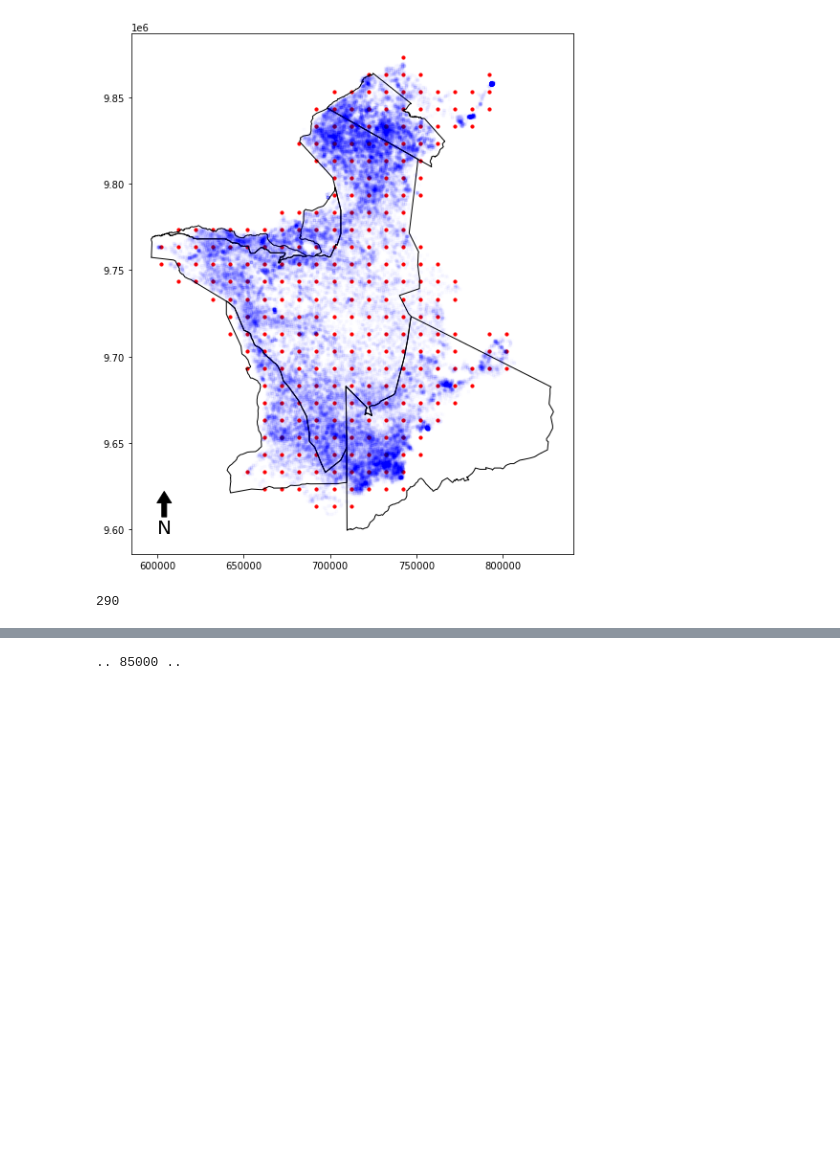
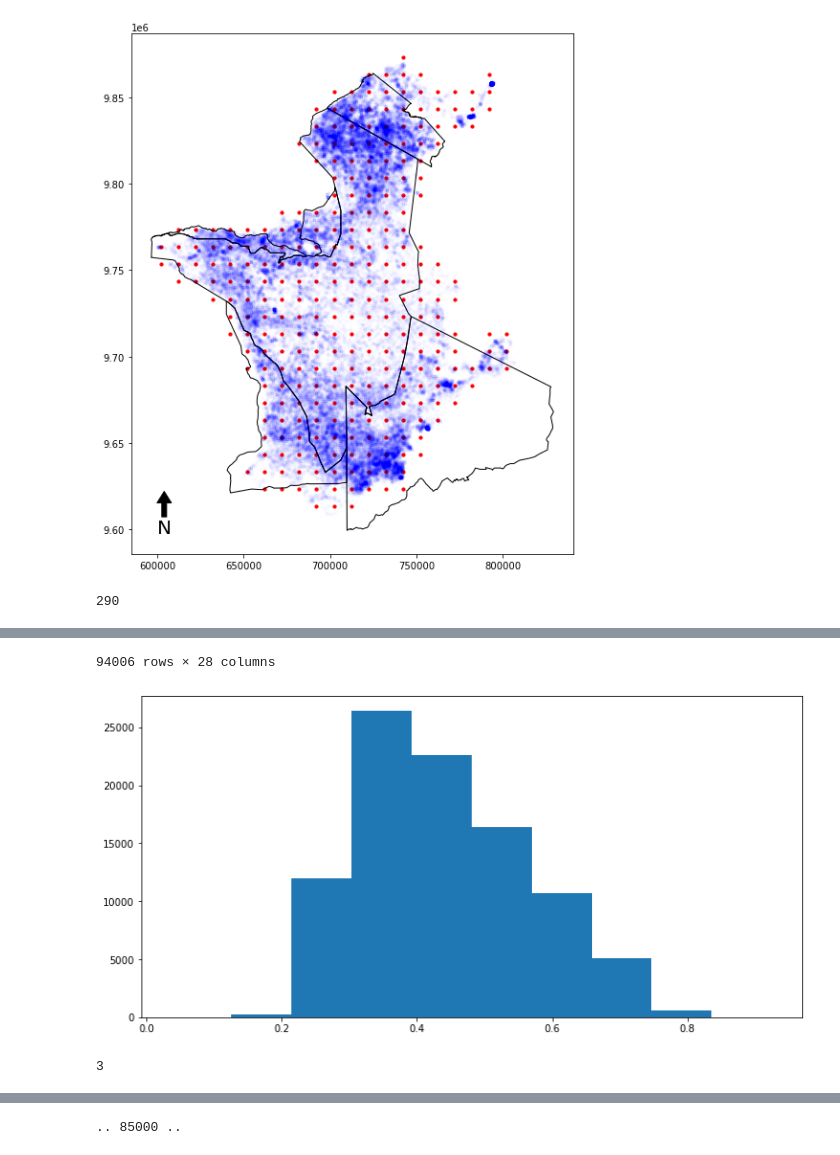
Before and after one commit to ctorney/gp-move-spatial-vi, a Jupyter notebook: serengeti_inference/inference-predictors.ipynb, the cells around one changed output, grey strips where cells are left out. Cells and saved outputs as stored; diff of their text form; code cells hidden in the pictures; blank space fills up the shorter version.

```diff
--- a/serengeti_inference/inference-predictors.ipynb
+++ b/serengeti_inference/inference-predictors.ipynb
@@ -155,3 +226,7 @@ num_inducing_points_
 # %% [output]
 [figure]
 290
+# %%
+plt.hist(df.NDVI.values)
+df
+# %% [output]
@@ -157,0 +245,2 @@ num_inducing_points_
+94006 rows × 28 columns
+[figure, added]
@@ -158 +254,19 @@ num_inducing_points_
+# %%
+#predictor = np.min(df['Village_Dist'].values[...,None]/1000,df['Rangerpost_Dist'].values[...,None]/1000)
+#df['Village_Dist2'] = df[['Village_Dist','Seronera']].min(axis=1)
+#predictor = df[['Rangerpost_Dist','Village_Dist2','Seronera','Naabi']].min(axis=1).values[...,None]
+
+#min(df['Village_Dist'],df['Rangerpost_Dist'])
+
+#predictor = df[['Rangerpost_Dist','Rangerpost_Dist']].min(axis=1).values[...,None]
+#predictor = df[['Rangerpost_Dist','Village_Dist2','Seronera','Naabi']].min(axis=1).values[...,None]
+predictor = df[['Nitrogen','NDVI','D_drainage']].values#[...,None]
+predictor = (predictor - predictor.mean(axis=0))
+predictor = (predictor/predictor.std(axis=0))
+
+
+num_covar = predictor.shape[-1]
+num_covar
+# %% [output]
+3
 # %%
```
Also changed, not shown: parts of 67 cells of this notebook.
